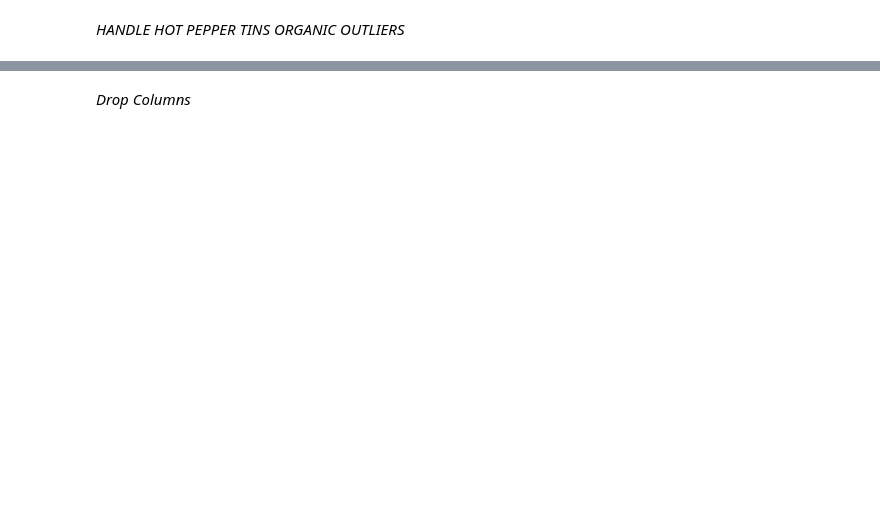
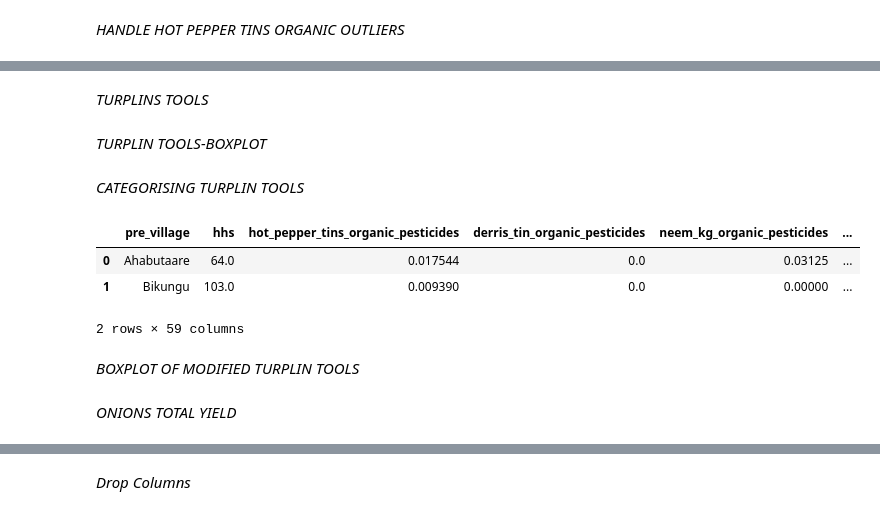
Before and after one commit to Analytics-Raising/IDS_Model_v13, a Jupyter notebook: Model_v13.ipynb, the cells around one changed output, grey strips where cells are left out. Cells and saved outputs as stored; diff of their text form; code cells hidden in the pictures; blank space fills up the shorter version.

Commit message:
Update; Updated the data preprocessing for certain variables up to field peas.

```diff
--- a/Model_v13.ipynb
+++ b/Model_v13.ipynb
@@ -90,7 +105,7 @@ fig.show()
 *HANDLE HOT PEPPER TINS ORGANIC OUTLIERS*
 # %%
 # Create a copy of the original DataFrame
-IDS_1 = IDS_raw.copy()
+IDS_1 = IDS_grouped.copy()
 
 # Calculate the upper quartile and median
 upper_quartile = IDS_1['hot_pepper_tins_organic_pesticides'].quantile(0.75)
@@ -130,3 +147,5 @@ fig.update_traces(
 )
 
 fig.show()
+# %% [markdown]
+*TURPLINS TOOLS*
@@ -132,0 +179,2 @@ fig.show()
+# %% [markdown]
+*TURPLIN TOOLS-BOXPLOT*
@@ -132,0 +210,32 @@ fig.show()
+# %% [markdown]
+*CATEGORISING TURPLIN TOOLS*
+# %%
+IDS_2 = IDS_1.copy()
+
+# Create the categorical variable
+conditions = [
+    (IDS_2['turplins_tools'] >= 0) & (IDS_2['turplins_tools'] <= 0.01),
+    (IDS_2['turplins_tools'] > 0.01) & (IDS_2['turplins_tools'] <= 0.05),
+    (IDS_2['turplins_tools'] > 0.05) & (IDS_2['turplins_tools'] <= 0.15),
+    (IDS_2['turplins_tools'] > 0.15) & (IDS_2['turplins_tools'] <= 0.25),
+    (IDS_2['turplins_tools'] > 0.25)
+]
+
+choices = [
+    'btn_0.01_&_0',
+    'btn_0.01_&_0.05',
+    'btn_0.05_&_0.15',
+    'btn_0.15_&_0.25',
+    'gter_0.25'
+]
+
+IDS_2['turplins_tools_cat'] = np.select(conditions, choices, default='other')
+
+# Drop the original numerical column
+IDS_2.drop(columns=['turplins_tools'], inplace=True)
+IDS_2.head(2)
+# %% [output]
+|  | pre_village | hhs | hot_pepper_tins_organic_pesticides | derris_tin_organic_pesticides | neem_kg_organic_pesticides | ... |
+| 0 | Ahabutaare | 64.0 | 0.017544 | 0.0 | 0.03125 | ... |
+| 1 | Bikungu | 103.0 | 0.009390 | 0.0 | 0.00000 | ... |
+2 rows × 59 columns
@@ -132,0 +267,2 @@ fig.show()
+# %% [markdown]
+*BOXPLOT OF MODIFIED TURPLIN TOOLS*
@@ -132,0 +298,2 @@ fig.show()
+# %% [markdown]
+*ONIONS TOTAL YIELD*
```
Also changed, not shown: parts of 26 cells of this notebook, 4 other files.
